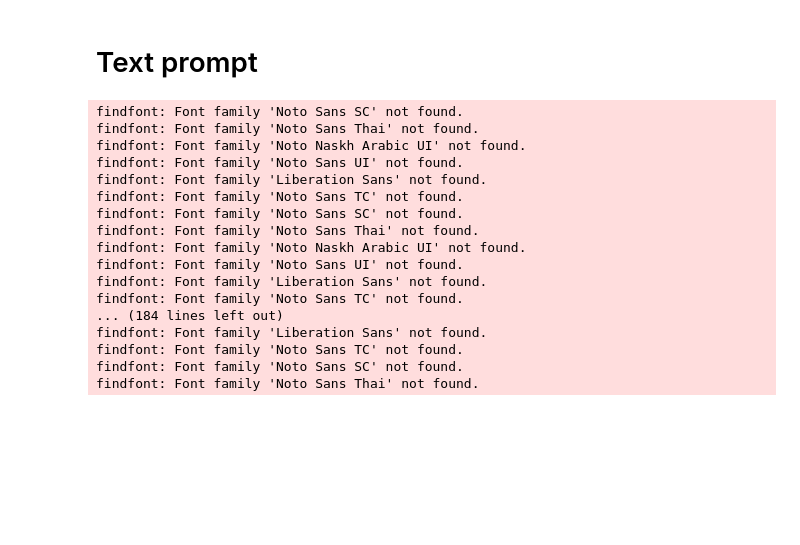
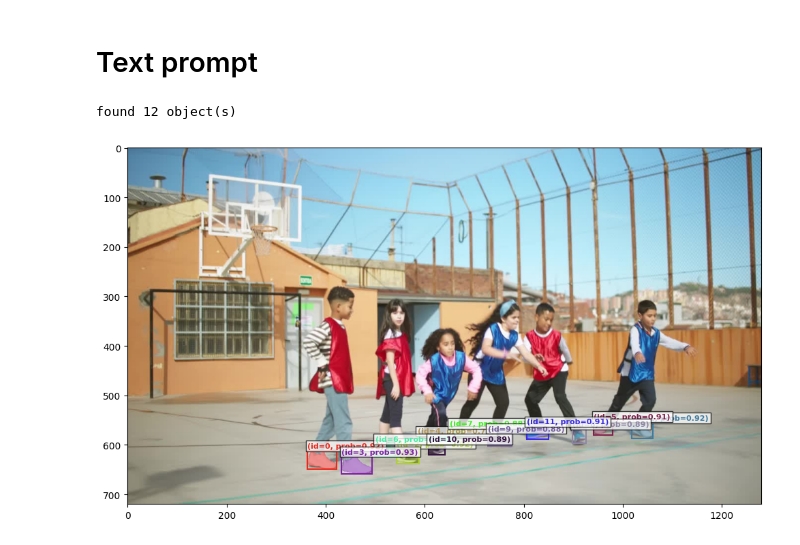
Before and after one commit to facebookresearch/sam3, a Jupyter notebook: examples/sam3_image_multiway_prompting.ipynb, the cells around one changed output. Saved outputs shown, nothing was run; the diff lists cells and outputs as text; code cells hidden in the pictures; blank space fills up the shorter version.

```diff
--- a/examples/sam3_image_multiway_prompting.ipynb
+++ b/examples/sam3_image_multiway_prompting.ipynb
@@ -100,27 +112,12 @@ plot_results(img0, inference_state)
 # %% [markdown]
 # Text prompt
 # %%
-inference_state = processor.reset_all_prompts(inference_state)
+processor.reset_all_prompts(inference_state)
 inference_state= processor.set_text_prompt(state =inference_state, prompt="shoe")
 
 
 img0 = Image.open(image_path)
 plot_results(img0, inference_state)
 # %% [output]
-findfont: Font family 'Noto Sans SC' not found.
-findfont: Font family 'Noto Sans Thai' not found.
-findfont: Font family 'Noto Naskh Arabic UI' not found.
-findfont: Font family 'Noto Sans UI' not found.
-findfont: Font family 'Liberation Sans' not found.
-findfont: Font family 'Noto Sans TC' not found.
-findfont: Font family 'Noto Sans SC' not found.
-findfont: Font family 'Noto Sans Thai' not found.
-findfont: Font family 'Noto Naskh Arabic UI' not found.
-findfont: Font family 'Noto Sans UI' not found.
-findfont: Font family 'Liberation Sans' not found.
-findfont: Font family 'Noto Sans TC' not found.
-... (184 lines left out)
-findfont: Font family 'Liberation Sans' not found.
-findfont: Font family 'Noto Sans TC' not found.
-findfont: Font family 'Noto Sans SC' not found.
-findfont: Font family 'Noto Sans Thai' not found.
+found 12 object(s)
+[figure, added]
```
Also changed, not shown: parts of 5 cells of this notebook, 1 other file.
